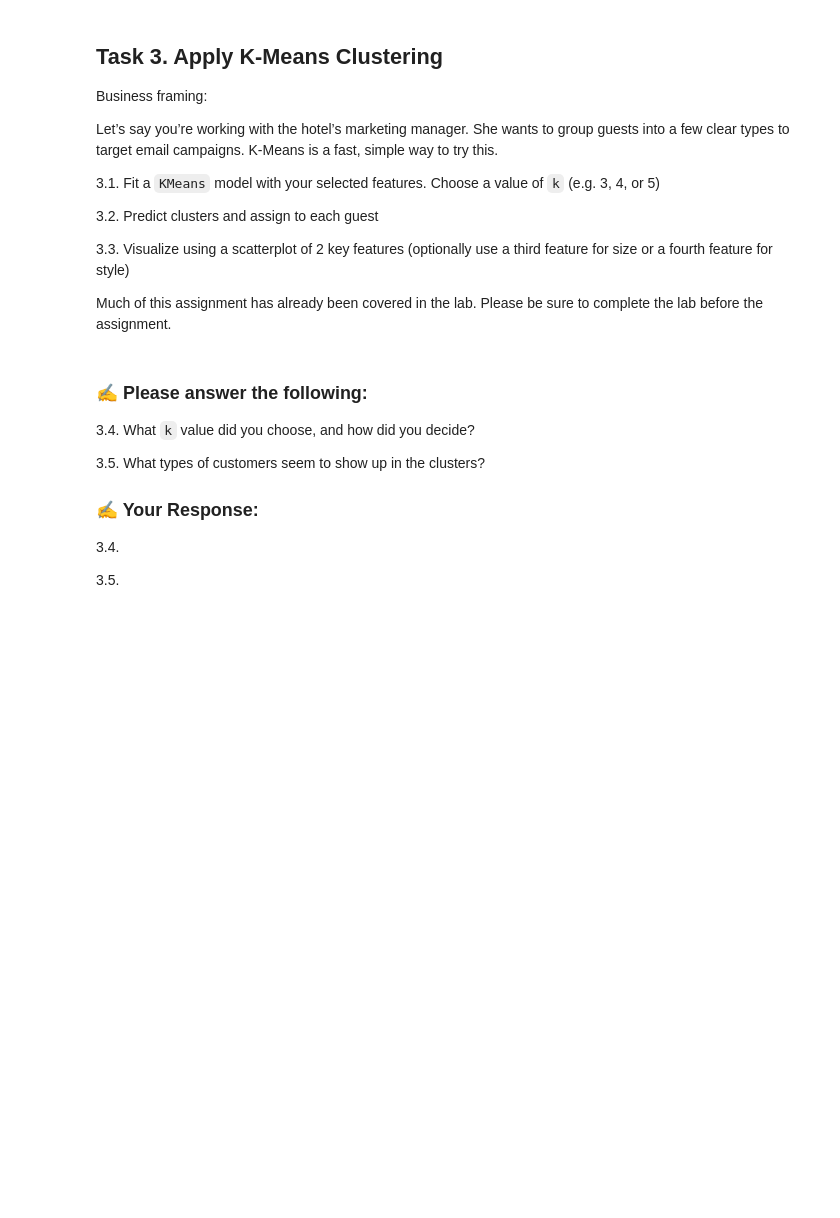
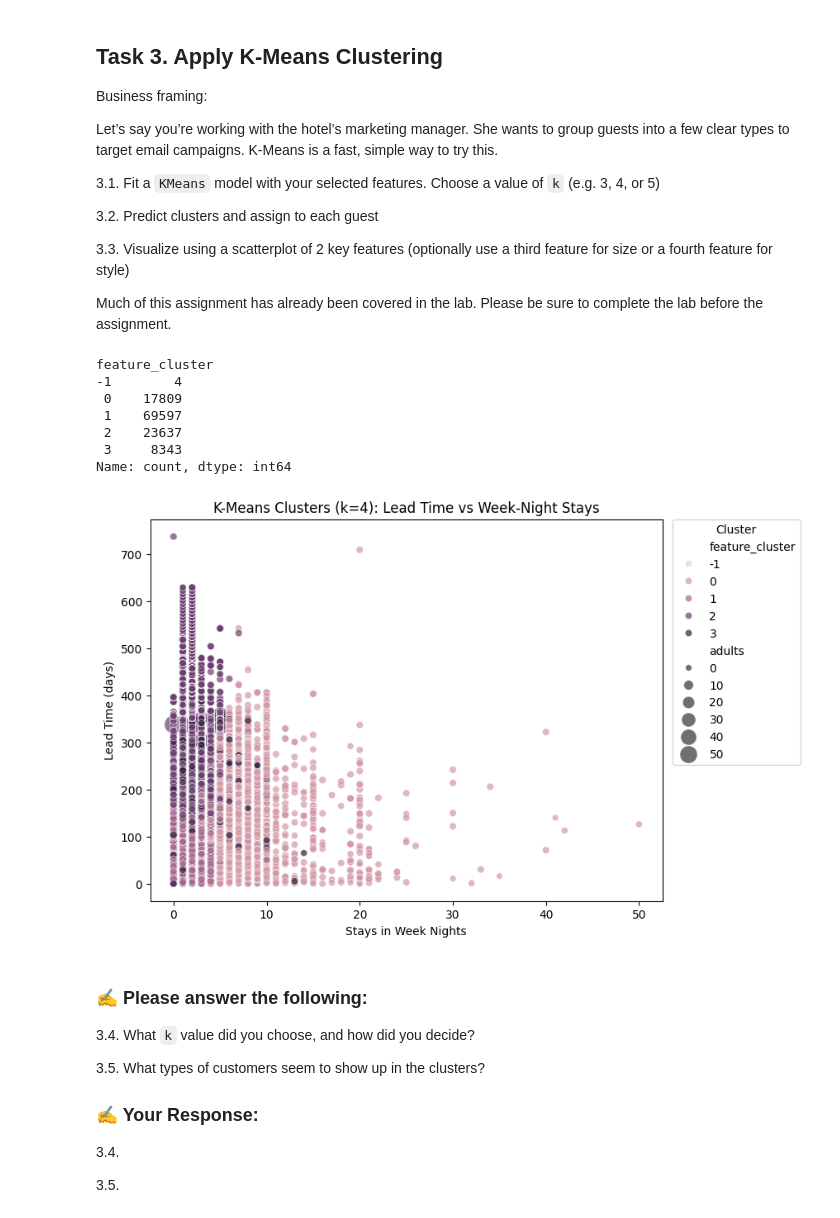
Before and after one commit to AhAlhaimi/AlhaimiAhmad-IS4487, a Jupyter notebook: Assignments/assignment_09_clustering.ipynb, the cells around one changed output. Saved outputs shown, nothing was run; the diff lists cells and outputs as text; code cells hidden in the pictures; blank space fills up the shorter version.

```diff
--- a/Assignments/assignment_09_clustering.ipynb
+++ b/Assignments/assignment_09_clustering.ipynb
@@ -127,0 +120,18 @@ A hotel might want to group guests based on how long they stay, how far in advan
+# %%
+# 🔧 2.1. Add code here
+features = ['lead_time', 'stays_in_weekend_nights', 'stays_in_week_nights', 'adults', 'children']
+segment_df = df[features].copy()
+# 🔧 2.2. Add code here
+segment_df = segment_df.dropna()
+
+# 🔧 2.3. Add code here
+from sklearn.preprocessing import StandardScaler
+
+scaler = StandardScaler()
+scaled_data = scaler.fit_transform(segment_df)
+
+# Convert back to DataFrame for easier use
+scaled_df = pd.DataFrame(scaled_data, columns=features)
+
+# Display the standardized data summary
+scaled_df.describe()
@@ -148,3 +174,54 @@ Much of this assignment has already been covered in the lab. Please be sure to c
+# %%
+# 🔧 3.1. Add code here
+from sklearn.cluster import KMeans
+
+# choose k (you can change to 3 or 5 if you test alternatives)
+k = 4
+kmeans = KMeans(n_clusters=k, random_state=35, n_init=10) # Added n_init=10 to avoid warning
+labels = kmeans.fit_predict(scaled_df)
+
+# 🔧 3.2. Add code here
+# attach labels back to the original df on the rows used in segment_df/scaled_df
+df.loc[segment_df.index, 'feature_cluster'] = labels
+# Fill NaN values with -1 before converting to integer
+df['feature_cluster'] = df['feature_cluster'].fillna(-1).astype('int64')
+
+# quick look at cluster sizes
+print(df['feature_cluster'].value_counts().sort_index())
+
+# 🔧 3.3. Add code here
+import matplotlib.pyplot as plt
+import seaborn as sns
+
+# Include rows where feature_cluster is -1 (originally had missing values)
+viz_cols = ['lead_time', 'stays_in_week_nights', 'adults', 'children', 'feature_cluster']
+plot_df = df.loc[:, viz_cols].copy() # Use original df to include all rows
+
+plt.figure(figsize=(8,6))
+sns.scatterplot(
+    data=plot_df,
+    x='stays_in_week_nights',
+    y='lead_time',
+    hue='feature_cluster',
+    size='adults',          # optional third feature for point size
+    # style='children',       # optional fourth feature for marker style - removed as it causes issues with int/float mix
+    sizes=(30, 250),
+    alpha=0.7
+)
+plt.title('K-Means Clusters (k=4): Lead Time vs Week-Night Stays')
+plt.xlabel('Stays in Week Nights')
+plt.ylabel('Lead Time (days)')
+plt.legend(title='Cluster', bbox_to_anchor=(1.02, 1), loc='upper left', borderaxespad=0)
+plt.show()
+# %% [output]
+feature_cluster
+-1        4
+ 0    17809
+ 1    69597
+ 2    23637
+ 3     8343
+Name: count, dtype: int64
+[figure, added]
 # %% [markdown]
 ### ✍️ Please answer the following:
 
```
Also changed, not shown: parts of 9 cells of this notebook.
